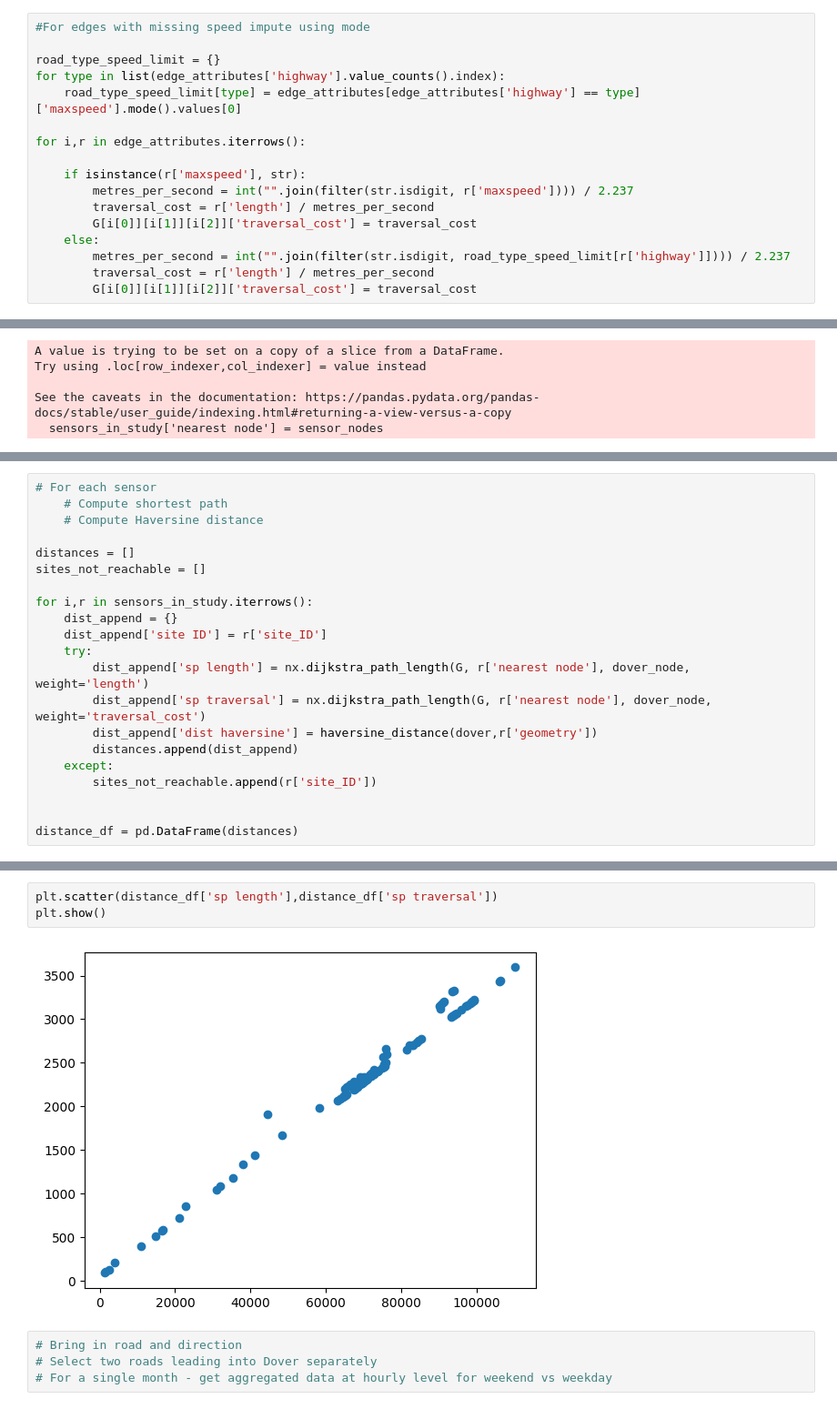
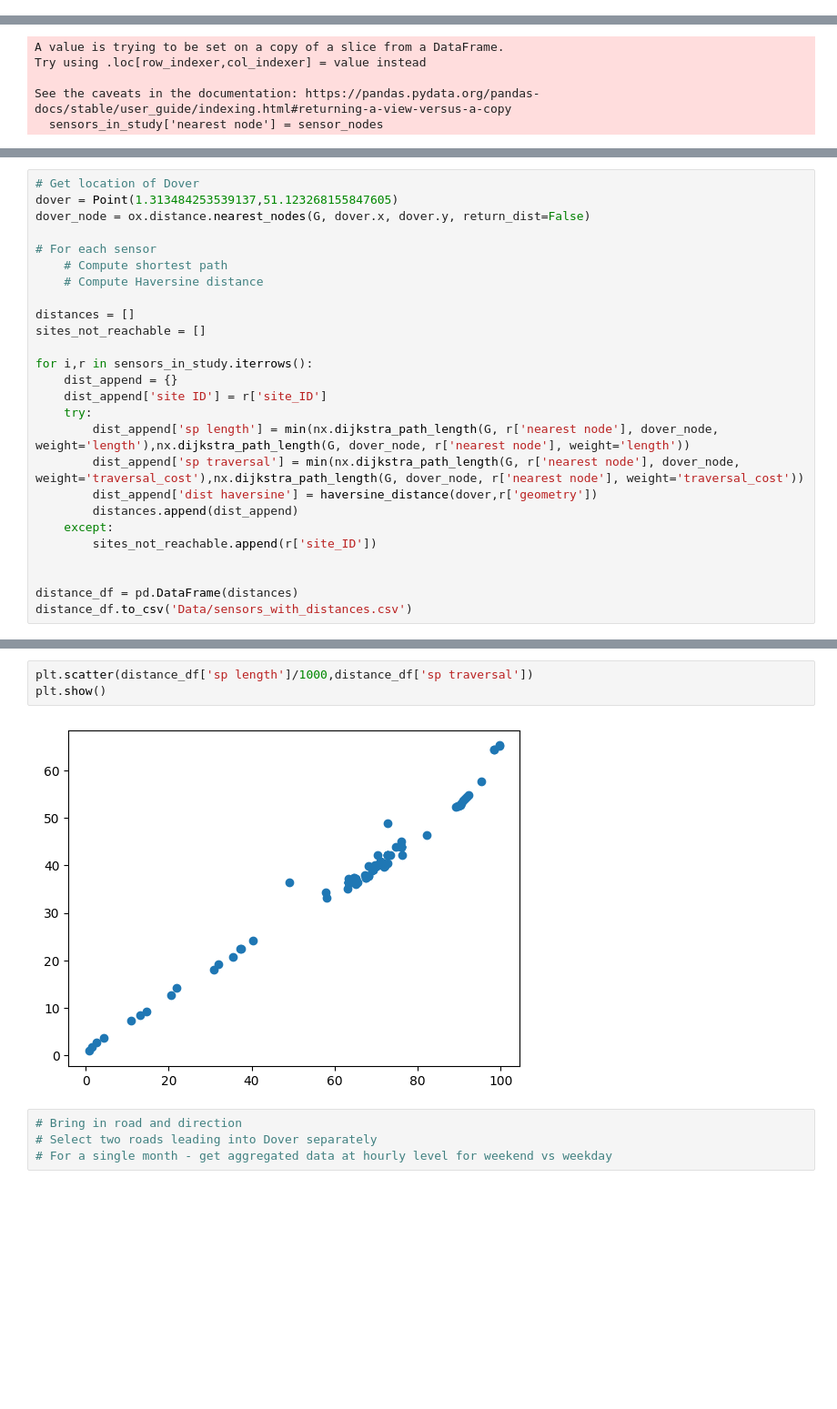
Before and after one commit to cmconlan/Adaptive_Traffic_Simulator, a Jupyter notebook: 1. EDA and Sensor Selection.ipynb, the cells around one changed output, grey strips where cells are left out. Shown at 91% size. Drawn from its saved outputs; the diff is of its cells as text; blank space fills up the shorter version.

Commit message:
Enahanced spatial analysis of sensor sites

```diff
--- a/1. EDA and Sensor Selection.ipynb
+++ b/1. EDA and Sensor Selection.ipynb
@@ -709,17 +776,0 @@ edge_attributes
-# %%
-#For edges with missing speed impute using mode
-
-road_type_speed_limit = {}
-for type in list(edge_attributes['highway'].value_counts().index):
-    road_type_speed_limit[type] = edge_attributes[edge_attributes['highway'] == type]['maxspeed'].mode().values[0]
-
-for i,r in edge_attributes.iterrows():
-
-    if isinstance(r['maxspeed'], str):
-        metres_per_second = int("".join(filter(str.isdigit, r['maxspeed']))) / 2.237
-        traversal_cost = r['length'] / metres_per_second
-        G[i[0]][i[1]][i[2]]['traversal_cost'] = traversal_cost
-    else:
-        metres_per_second = int("".join(filter(str.isdigit, road_type_speed_limit[r['highway']]))) / 2.237
-        traversal_cost = r['length'] / metres_per_second
-        G[i[0]][i[1]][i[2]]['traversal_cost'] = traversal_cost
@@ -769,4 +806,8 @@ dover_node = ox.distance.nearest_nodes(G, dover.x, dover.y, return_dist=False)
 # %%
+# Get location of Dover
+dover = Point(1.313484253539137,51.123268155847605)
+dover_node = ox.distance.nearest_nodes(G, dover.x, dover.y, return_dist=False)
+
 # For each sensor
     # Compute shortest path
     # Compute Haversine distance
@@ -778,8 +819,8 @@ for i,r in sensors_in_study.iterrows():
     dist_append = {}
     dist_append['site ID'] = r['site_ID']
     try:
-        dist_append['sp length'] = nx.dijkstra_path_length(G, r['nearest node'], dover_node, weight='length')
-        dist_append['sp traversal'] = nx.dijkstra_path_length(G, r['nearest node'], dover_node, weight='traversal_cost')
+        dist_append['sp length'] = min(nx.dijkstra_path_length(G, r['nearest node'], dover_node, weight='length'),nx.dijkstra_path_length(G, dover_node, r['nearest node'], weight='length'))
+        dist_append['sp traversal'] = min(nx.dijkstra_path_length(G, r['nearest node'], dover_node, weight='traversal_cost'),nx.dijkstra_path_length(G, dover_node, r['nearest node'], weight='traversal_cost'))
         dist_append['dist haversine'] = haversine_distance(dover,r['geometry'])
         distances.append(dist_append)
     except:
@@ -787,6 +828,7 @@ for i,r in sensors_in_study.iterrows():
 
 
 distance_df = pd.DataFrame(distances)
+distance_df.to_csv('Data/sensors_with_distances.csv')
 # %%
 plt.scatter(distance_df['dist haversine'],distance_df['sp traversal'])
 plt.show()
@@ -795,8 +837,8 @@ plt.show()
 # %%
-plt.scatter(distance_df['sp length'],distance_df['sp traversal'])
+plt.scatter(distance_df['sp length']/1000,distance_df['sp traversal'])
 plt.show()
 # %% [output]
-[figure, old version]
+[figure, new version]
 # %%
 # Bring in road and direction
 # Select two roads leading into Dover separately
```
Also changed, not shown: parts of 31 cells of this notebook.
